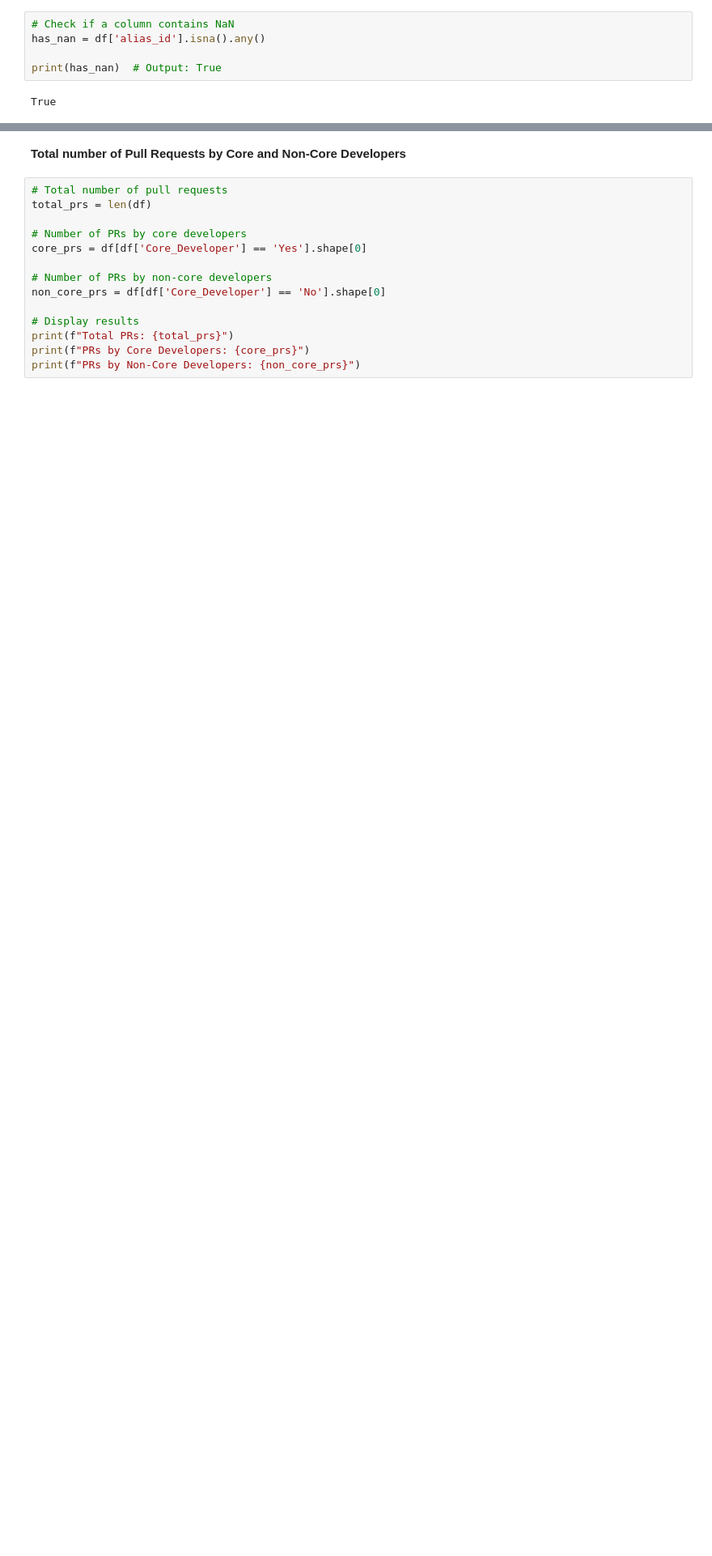
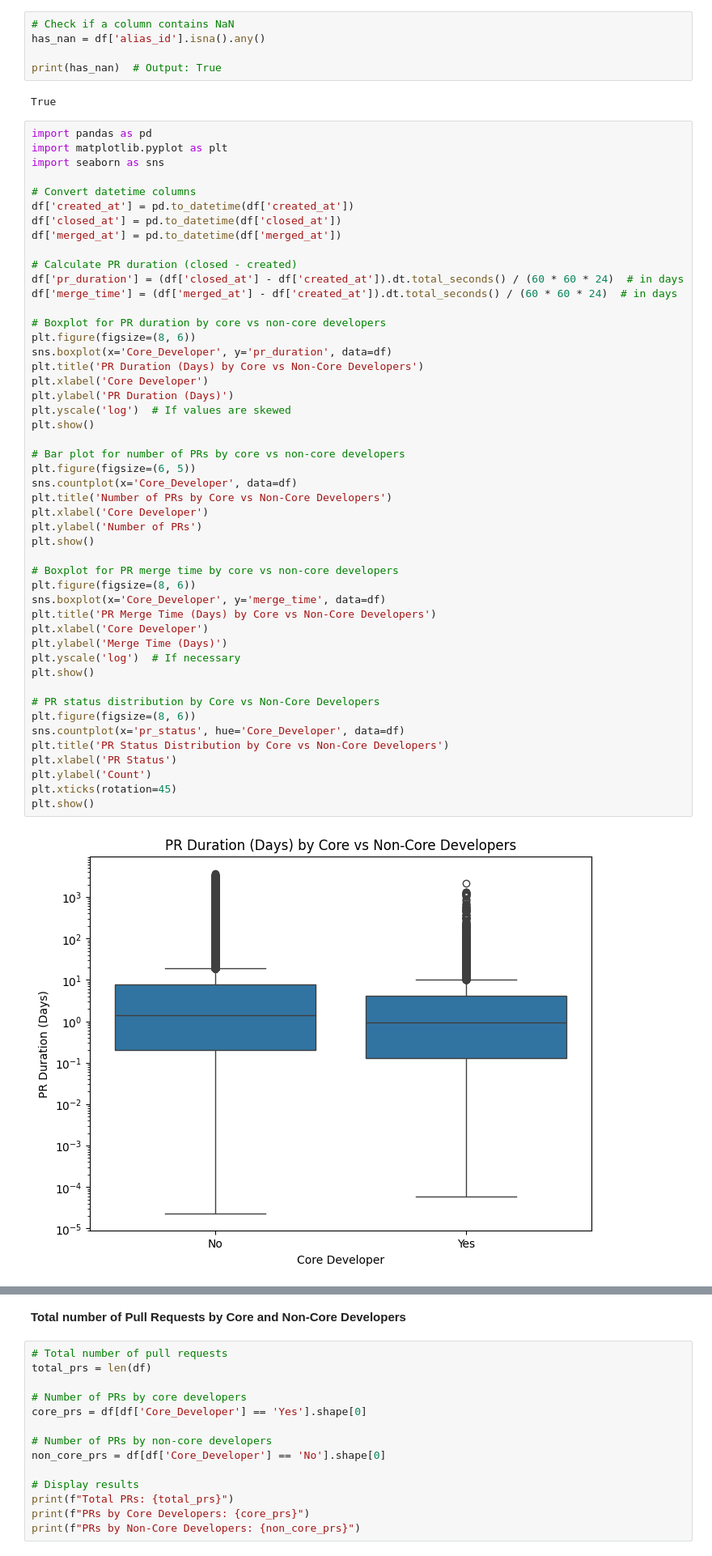
Before and after one commit to zanereis/ASFI-Merge-Behaviors, a Jupyter notebook: core_developers/3.eda.ipynb, the cells around one changed output, grey strips where cells are left out. Shown at 81% size. Cells and saved outputs as stored; diff of their text form; blank space fills up the shorter version.

```diff
--- a/core_developers/3.eda.ipynb
+++ b/core_developers/3.eda.ipynb
@@ -65,3 +74,53 @@ has_nan = df['alias_id'].isna().any()
 print(has_nan)  # Output: True
 # %% [output]
 True
+# %%
+import pandas as pd
+import matplotlib.pyplot as plt
+import seaborn as sns
+
+# Convert datetime columns
+df['created_at'] = pd.to_datetime(df['created_at'])
+df['closed_at'] = pd.to_datetime(df['closed_at'])
+df['merged_at'] = pd.to_datetime(df['merged_at'])
+
+# Calculate PR duration (closed - created)
+df['pr_duration'] = (df['closed_at'] - df['created_at']).dt.total_seconds() / (60 * 60 * 24)  # in days
+df['merge_time'] = (df['merged_at'] - df['created_at']).dt.total_seconds() / (60 * 60 * 24)  # in days
+
+# Boxplot for PR duration by core vs non-core developers
+plt.figure(figsize=(8, 6))
+sns.boxplot(x='Core_Developer', y='pr_duration', data=df)
+plt.title('PR Duration (Days) by Core vs Non-Core Developers')
+plt.xlabel('Core Developer')
+plt.ylabel('PR Duration (Days)')
+plt.yscale('log')  # If values are skewed
+plt.show()
+
+# Bar plot for number of PRs by core vs non-core developers
+plt.figure(figsize=(6, 5))
+sns.countplot(x='Core_Developer', data=df)
+plt.title('Number of PRs by Core vs Non-Core Developers')
+plt.xlabel('Core Developer')
+plt.ylabel('Number of PRs')
+plt.show()
+
+# Boxplot for PR merge time by core vs non-core developers
+plt.figure(figsize=(8, 6))
+sns.boxplot(x='Core_Developer', y='merge_time', data=df)
+plt.title('PR Merge Time (Days) by Core vs Non-Core Developers')
+plt.xlabel('Core Developer')
+plt.ylabel('Merge Time (Days)')
+plt.yscale('log')  # If necessary
+plt.show()
+
+# PR status distribution by Core vs Non-Core Developers
+plt.figure(figsize=(8, 6))
+sns.countplot(x='pr_status', hue='Core_Developer', data=df)
+plt.title('PR Status Distribution by Core vs Non-Core Developers')
+plt.xlabel('PR Status')
+plt.ylabel('Count')
+plt.xticks(rotation=45)
+plt.show()
+# %% [output]
+[figure, added]
```
Also changed, not shown: parts of 47 cells of this notebook, 1 other file.
